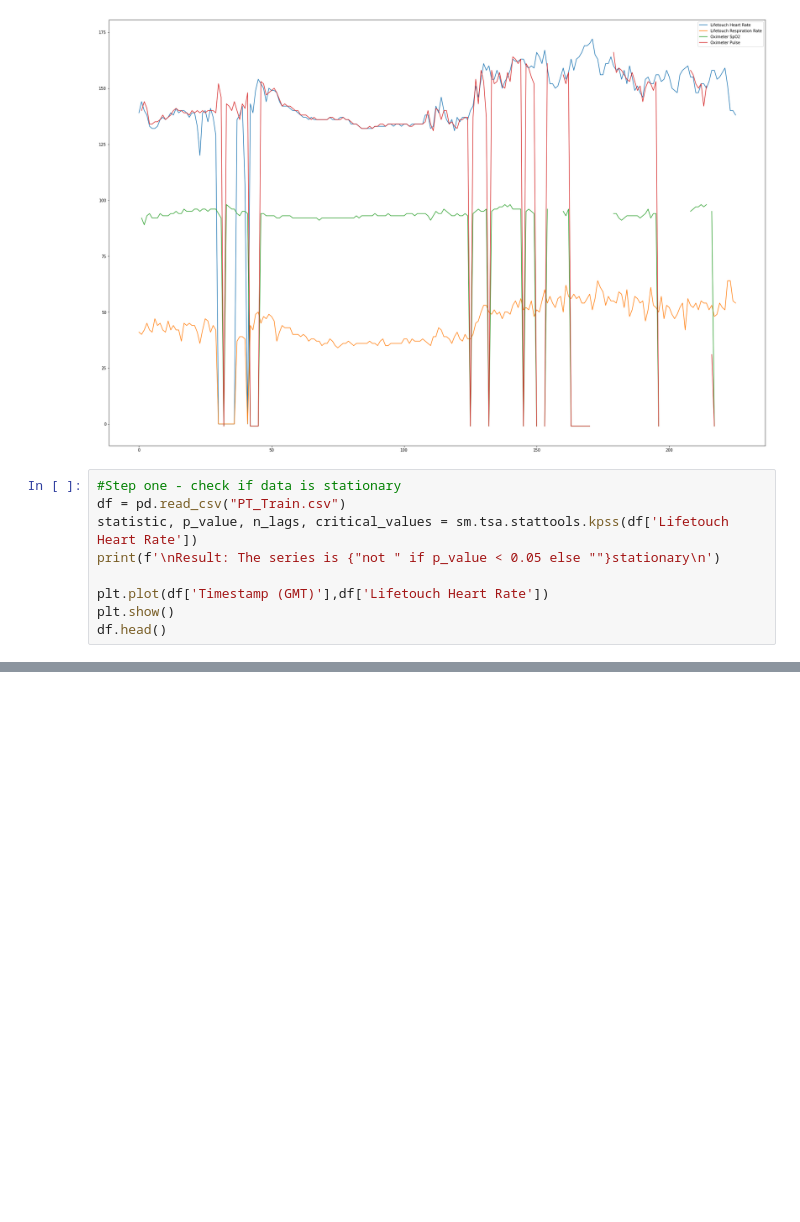
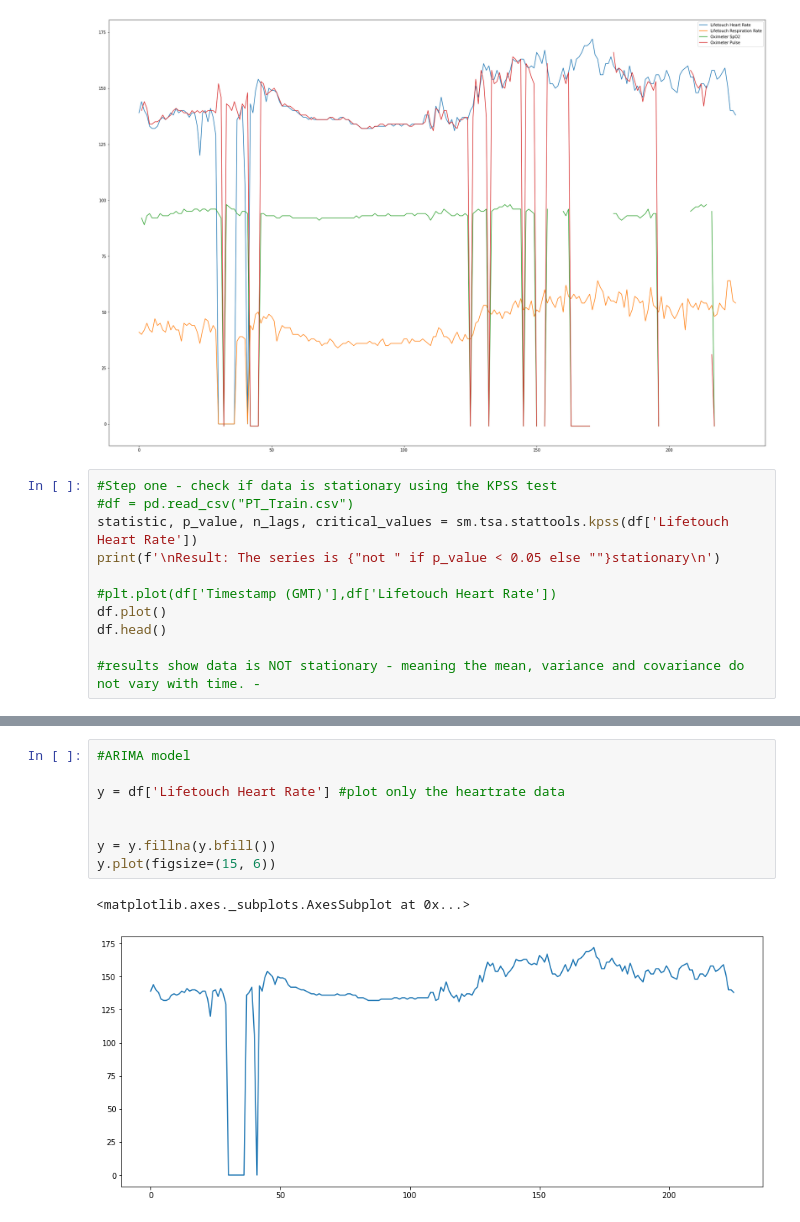
Before and after one commit to YazCodes/heartRatePrediction, a Jupyter notebook: PredictHeartRate_TimeSeries.ipynb, the cells around one changed output, grey strips where cells are left out. Drawn from its saved outputs; the diff is of its cells as text; blank space fills up the shorter version.

```diff
--- a/PredictHeartRate_TimeSeries.ipynb
+++ b/PredictHeartRate_TimeSeries.ipynb
@@ -73,12 +73,14 @@ df.plot()
 <matplotlib.axes._subplots.AxesSubplot at 0x...>
 [figure]
 # %%
-#Step one - check if data is stationary
-df = pd.read_csv("PT_Train.csv")
+#Step one - check if data is stationary using the KPSS test
+#df = pd.read_csv("PT_Train.csv")
 statistic, p_value, n_lags, critical_values = sm.tsa.stattools.kpss(df['Lifetouch Heart Rate'])
 print(f'\nResult: The series is {"not " if p_value < 0.05 else ""}stationary\n')
 
-plt.plot(df['Timestamp (GMT)'],df['Lifetouch Heart Rate'])
-plt.show()
+#plt.plot(df['Timestamp (GMT)'],df['Lifetouch Heart Rate'])
+df.plot()
 df.head()
+
+#results show data is NOT stationary - meaning the mean, variance and covariance do not vary with time. -
 # %% [output]
@@ -92,0 +95,11 @@ Result: The series is stationary
+# %%
+#ARIMA model
+
+y = df['Lifetouch Heart Rate'] #plot only the heartrate data
+
+
+y = y.fillna(y.bfill())
+y.plot(figsize=(15, 6))
+# %% [output]
+<matplotlib.axes._subplots.AxesSubplot at 0x...>
+[figure, added]
```
Also changed, not shown: parts of 2 cells of this notebook.
